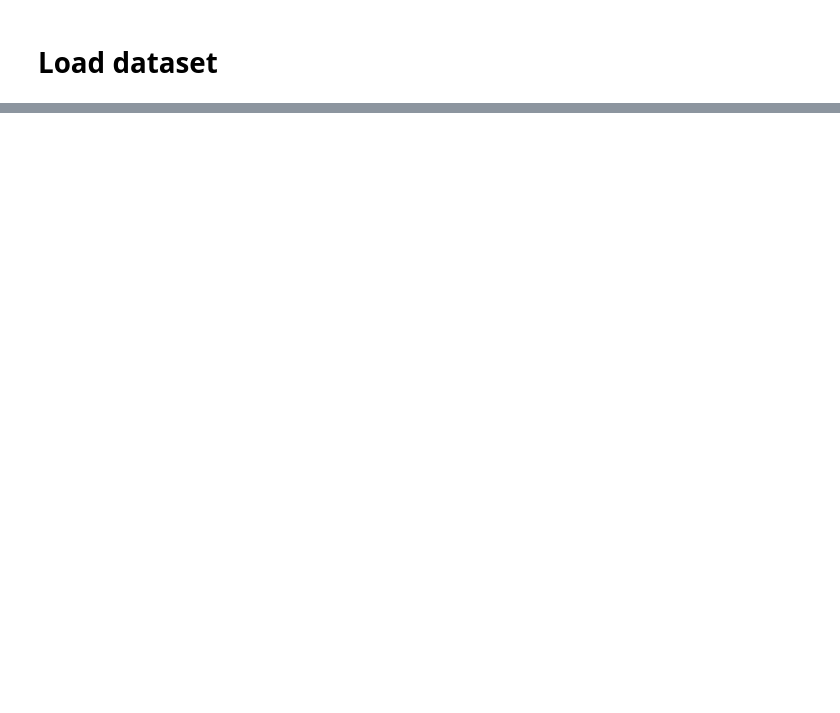
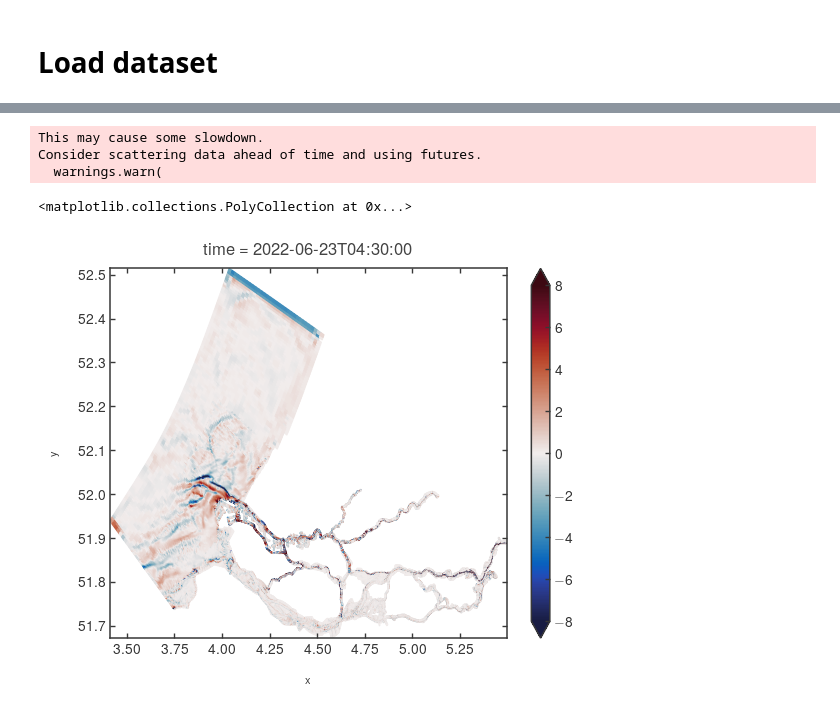
Before and after one commit to mgeraeds/pysva, a Jupyter notebook: notebooks/01_testing.ipynb, the cells around one changed output, grey strips where cells are left out. Drawn from its saved outputs; the diff is of its cells as text; code cells hidden in the pictures; blank space fills up the shorter version.

```diff
--- a/notebooks/01_testing.ipynb
+++ b/notebooks/01_testing.ipynb
@@ -1051,0 +427,3 @@ f
+# %%
+ucx_edge = uda_to_edges(sva_obj, sva_obj.ds.mesh2d_ucx)
+ucy_edge = uda_to_edges(sva_obj, sva_obj.ds.mesh2d_ucy)
@@ -1051,0 +448,3 @@ f
+# %%
+ucx_grad = compute_gradient_on_face(sva_obj, ucx_edge)
+ucy_grad = compute_gradient_on_face(sva_obj, ucy_edge)
@@ -1151,3 +588,11 @@ def compute_divergence_on_face(constructorSVA, uda, **kwargs):
     else:
         raise ValueError('This function only supports the calculation of the divergence at face location, \
                          based on data on edges. Please supply a variable that is located on the edges.')
+# %%
+((ucx_grad.isel(mesh2d_nCartesian_coords=0)+ucy_grad.isel(mesh2d_nCartesian_coords=1))/f).isel(mesh2d_nLayers=45, time=5).ugrid.plot(vmin=-8,vmax=8,cmap=cmo.balance)
+# %% [output]
+This may cause some slowdown.
+Consider scattering data ahead of time and using futures.
+  warnings.warn(
+<matplotlib.collections.PolyCollection at 0x...>
+[figure, added]
```
Also changed, not shown: parts of 75 cells of this notebook.
